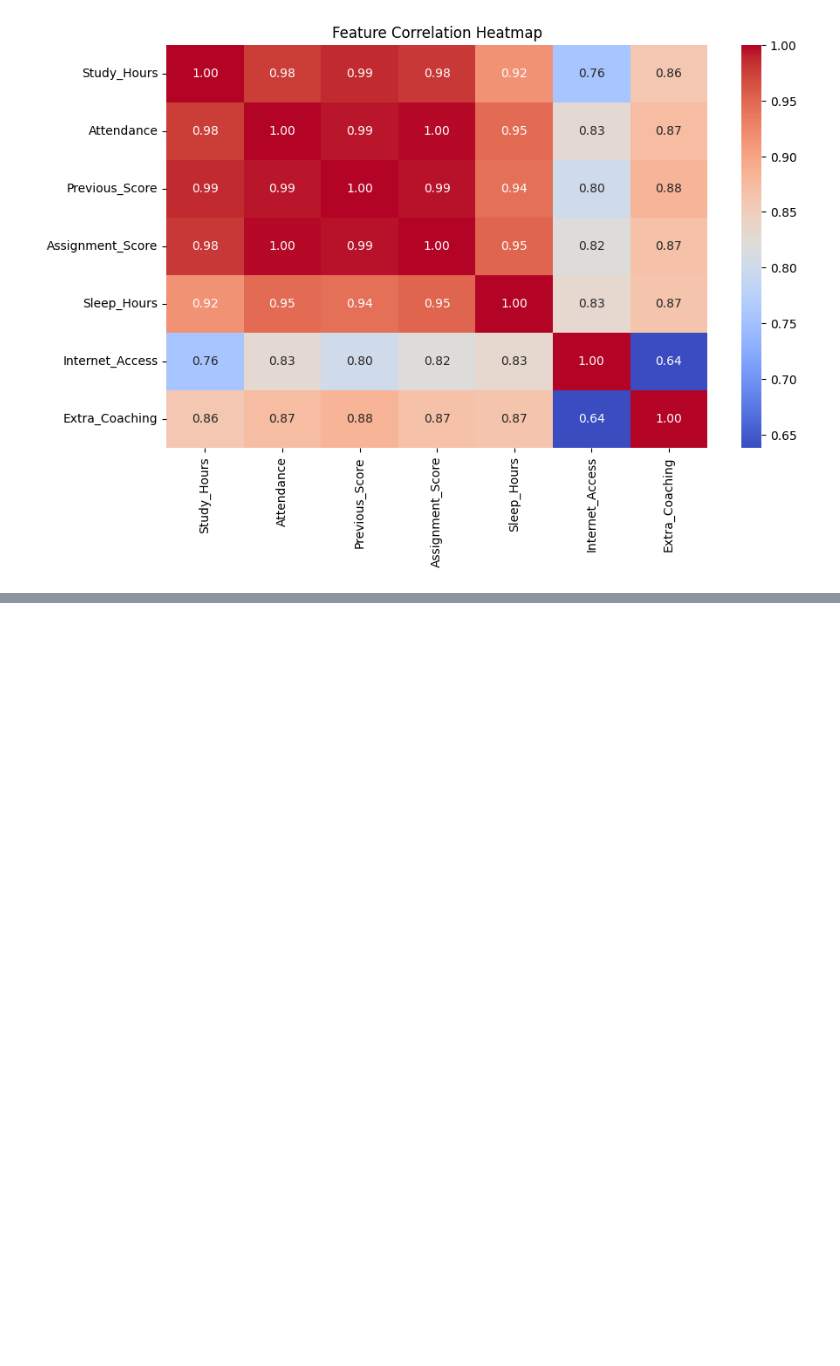
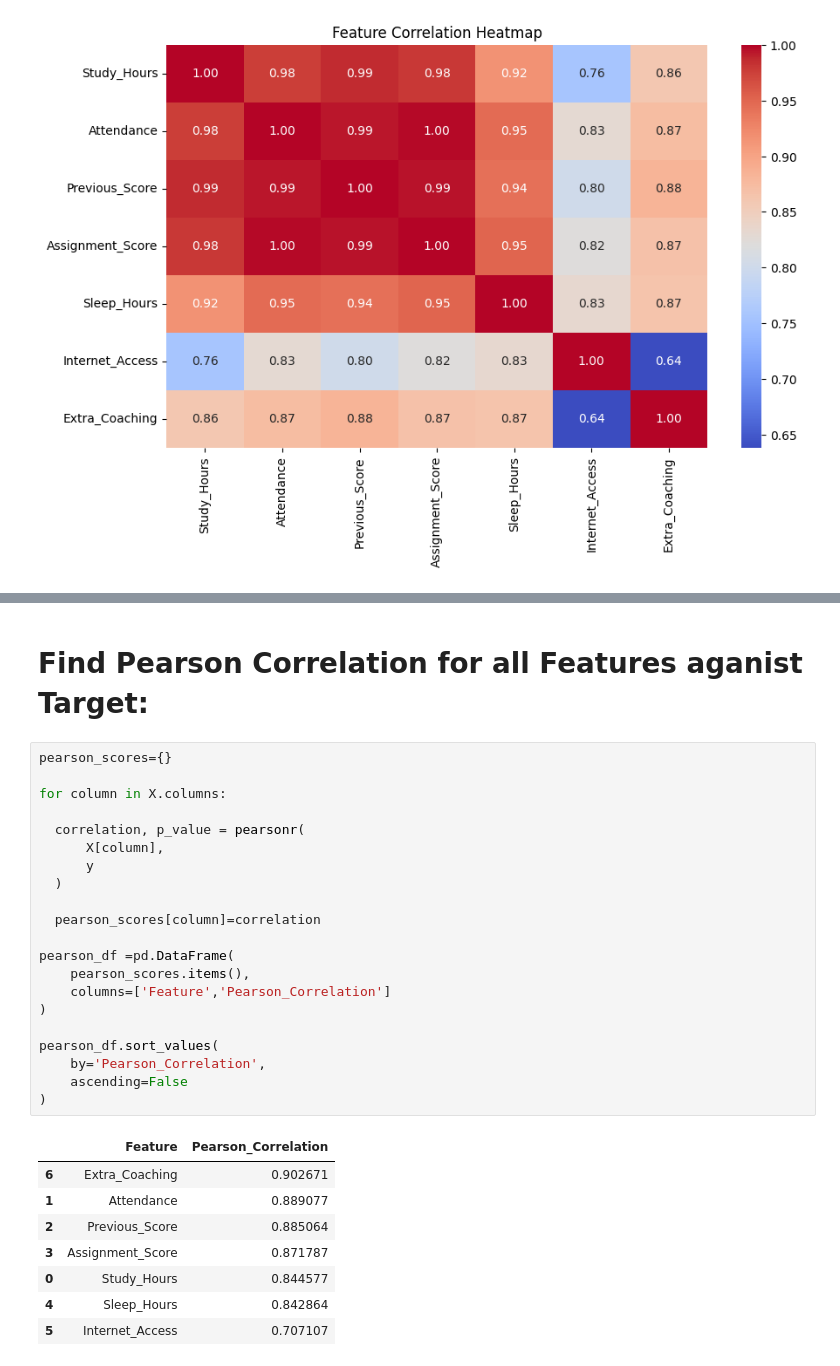
Before and after one commit to skarchana-ai/Machine-Learning, a Jupyter notebook: Feature_Selection.ipynb, the cells around one changed output, grey strips where cells are left out. Cells and saved outputs as stored; diff of their text form; blank space fills up the shorter version.

```diff
--- a/Feature_Selection.ipynb
+++ b/Feature_Selection.ipynb
@@ -253,0 +328,32 @@ plt.show()
+# %% [markdown]
+# Find Pearson Correlation for all Features aganist Target:
+# %%
+pearson_scores={}
+
+for column in X.columns:
+
+  correlation, p_value = pearsonr(
+      X[column],
+      y
+  )
+
+  pearson_scores[column]=correlation
+
+pearson_df =pd.DataFrame(
+    pearson_scores.items(),
+    columns=['Feature','Pearson_Correlation']
+)
+
+pearson_df.sort_values(
+    by='Pearson_Correlation',
+    ascending=False
+)
+# %% [output]
+|  | Feature | Pearson_Correlation |
+| 6 | Extra_Coaching | 0.902671 |
+| 1 | Attendance | 0.889077 |
+| 2 | Previous_Score | 0.885064 |
+| 3 | Assignment_Score | 0.871787 |
+| 0 | Study_Hours | 0.844577 |
+| 4 | Sleep_Hours | 0.842864 |
+| 5 | Internet_Access | 0.707107 |
```
Also changed, not shown: parts of 13 cells of this notebook.
